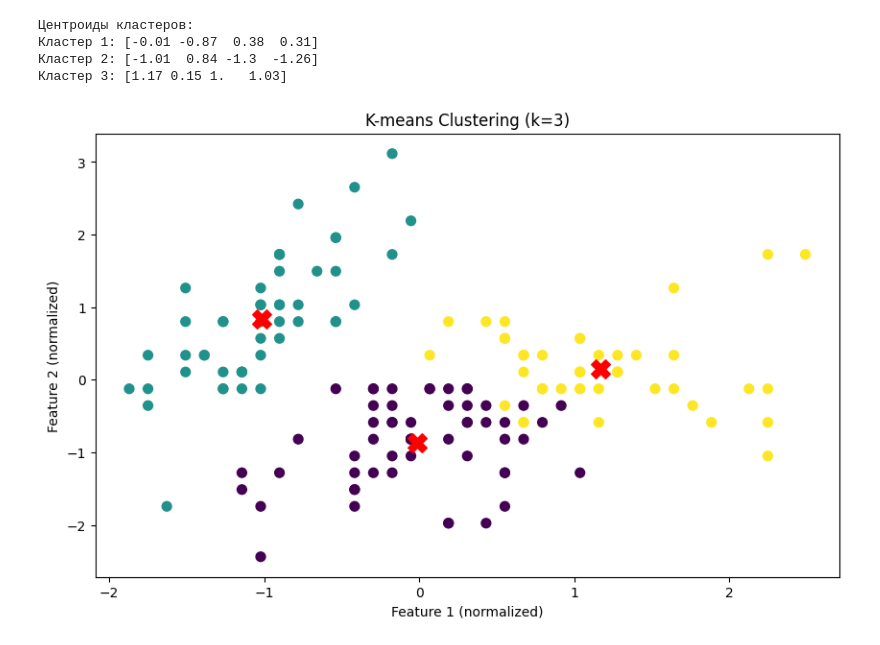
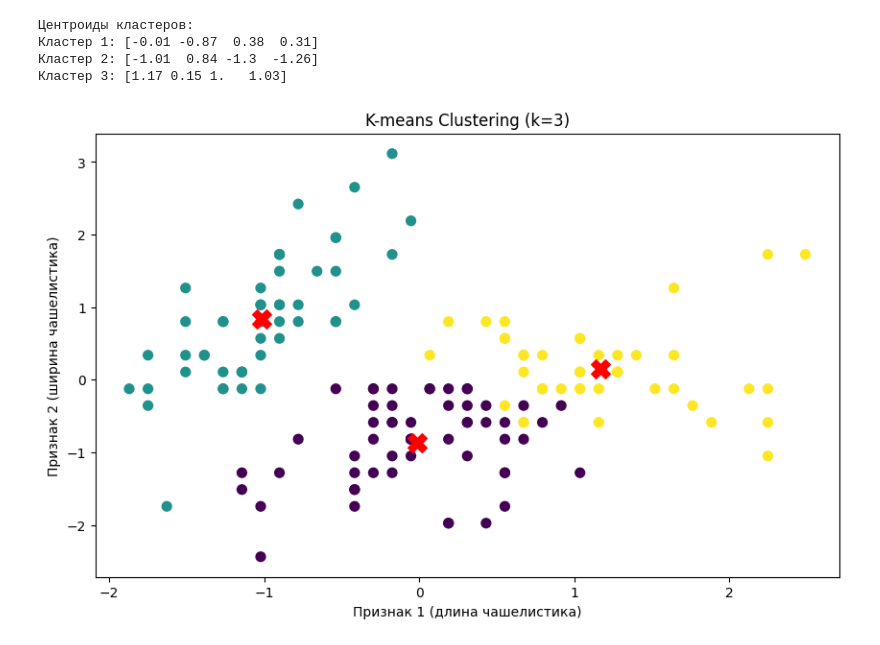
Before and after one commit to A1ienSword/Pattern-recognition-labs, a Jupyter notebook: Лабораторная_работа_5_Костицын_ВВ_.ipynb, the cells around one changed output. Saved outputs shown, nothing was run; the diff lists cells and outputs as text; code cells hidden in the pictures.

```diff
--- a/Лабораторная_работа_5_Костицын_ВВ_.ipynb
+++ b/Лабораторная_работа_5_Костицын_ВВ_.ipynb
@@ -74,11 +74,11 @@ for i, centroid in enumerate(centroids):
 # %%
 # Визуализация (для первых двух признаков)
 plt.figure(figsize=(10, 6))
 plt.scatter(X_scaled[:, 0], X_scaled[:, 1], c=cluster_labels, cmap='viridis', s=50)
 plt.scatter(centroids[:, 0], centroids[:, 1], s=200, marker='X', c='red')
 plt.title(f'K-means Clustering (k={n_clusters})')
-plt.xlabel('Feature 1 (normalized)')
-plt.ylabel('Feature 2 (normalized)')
+plt.xlabel('Признак 1 (длина чашелистика)')
+plt.ylabel('Признак 2 (ширина чашелистика)')
 plt.show()
 # %% [output]
-[figure, old version]
+[figure, new version]
```
